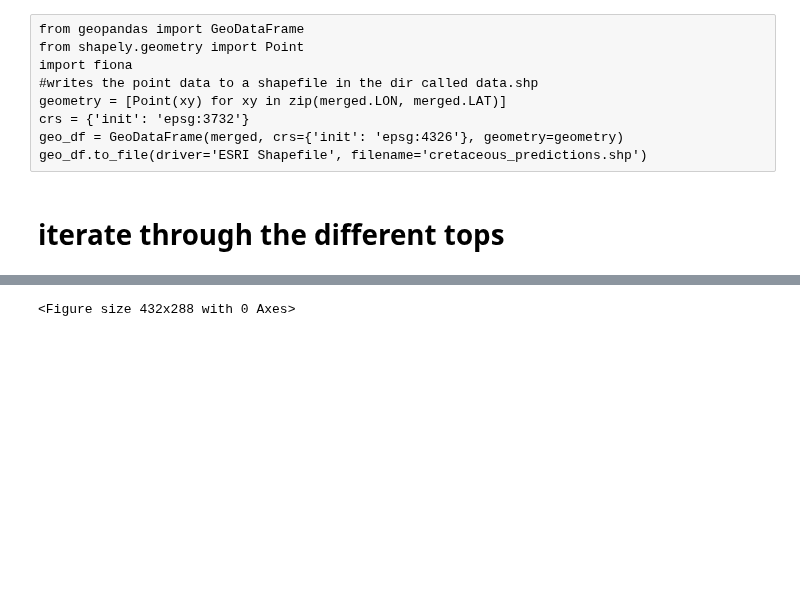
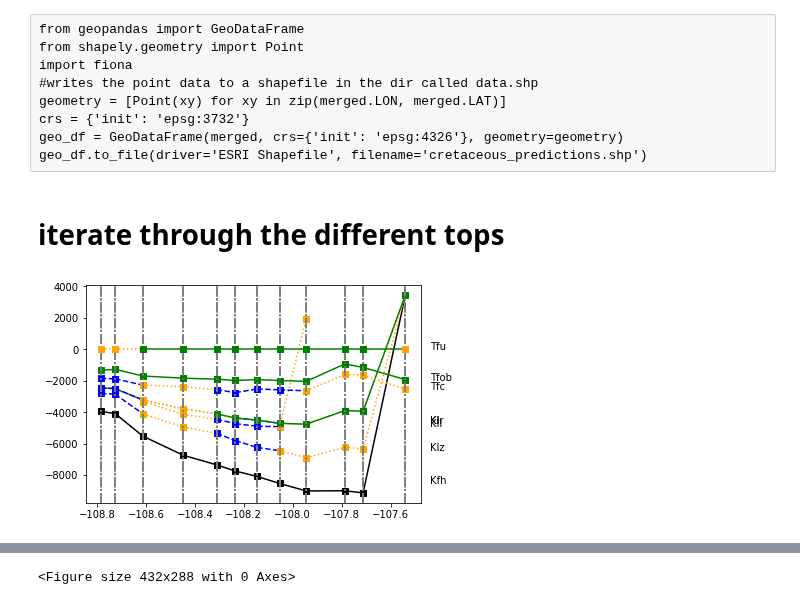
Before and after one commit to jessepisel/stratal-geometries, a Jupyter notebook: Unconformity or onlap neighbors.ipynb, the cells around one changed output, grey strips where cells are left out. Cells and saved outputs as stored; diff of their text form; code cells hidden in the pictures; blank space fills up the shorter version.

```diff
--- a/Unconformity or onlap neighbors.ipynb
+++ b/Unconformity or onlap neighbors.ipynb
@@ -452,6 +433,12 @@ geometry = [Point(xy) for xy in zip(merged.LON, merged.LAT)]
 crs = {'init': 'epsg:3732'}
 geo_df = GeoDataFrame(merged, crs={'init': 'epsg:4326'}, geometry=geometry)
 geo_df.to_file(driver='ESRI Shapefile', filename='cretaceous_predictions.shp')
+# %%
+tops_api = pd.read_csv(r'D:\jupyter\EarlyWSGS\ftunion.csv').fillna(0) #this file is available in the unconformity or onlap folder in the repo
+tops = tops_api[['Kfh', 'Klz', 'Kll', 'Kl', 'Tfc', 'Tfob', 'Tfu', 'x', 'y']] #for all Cretaceous and Tertiary
+locations = pd.DataFrame()
+number_of_tops = len(tops.columns)-2
+dataset = pd.read_csv(r'D:/jupyter/'+str(number_of_tops)+'layers20neighbors.csv', index_col=[0])
 # %% [markdown]
 # iterate through the different tops
 # %%
@@ -467,0 +494,30 @@ topcombos = list(itertools.combinations(iterable, number_of_tops))
+# %%
+xs = pd.read_csv(r'D:\jupyter\EarlyWSGS\ftunionxs.csv')
+xs = xs[xs['xs'] == 'F'] #cross section to look at
+cross_section = merged[merged['API'].isin(xs.api)].sort_values(by='LAT')
+# %%
+flatten_on = 'Tfu'
+plt.plot(cross_section['LON'], (cross_section['Kfh']*-1)-(cross_section[flatten_on]*-1), linestyle='-', color='k', marker='s')
+for top in iterable[1:]:
+    for i in enumerate(cross_section.index):
+        plt.axvline(x=cross_section['LON'].iloc[i[0]], color='Gray', linestyle='-.')
+        if cross_section.iloc[i[0]][top] != 0:
+            if cross_section.iloc[i[0]]['prediction_'+str(top)] == 0:
+                plt.plot(cross_section['LON'][i[0]:i[0]+2], (cross_section[top][i[0]:i[0]+2]*-1)-(cross_section[flatten_on][i[0]:i[0]+2]*-1), linestyle='--', color='Blue', marker='s',
+                         label=top)
+            elif cross_section.iloc[i[0]]['prediction_'+str(top)] == 1:
+                plt.plot(cross_section['LON'][i[0]:i[0]+2], (cross_section[top][i[0]:i[0]+2]*-1)-(cross_section[flatten_on][i[0]:i[0]+2]*-1), linestyle=':', color='Orange',marker='s')
+            elif cross_section.iloc[i[0]]['prediction_'+str(top)] == 2:
+                plt.plot(cross_section['LON'][i[0]:i[0]+2], (cross_section[top][i[0]:i[0]+2]*-1)-(cross_section[flatten_on][i[0]:i[0]+2]*-1), linestyle='-', color='Green', marker='s')
+
+        else:
+            pass
+
+plt.text(cross_section['LON'].iloc[-1]+0.1, ((cross_section['Kfh']*-1)-(cross_section[flatten_on]*-1)).values[-5], 'Kfh')
+for top in iterable[1:]:
+    if cross_section[top].max() > 0:
+        plt.text(cross_section['LON'].iloc[-1]+0.1, ((cross_section[top]*-1)-(cross_section[flatten_on]*-1)).values[-5], top)
+    else:
+        pass
+# %% [output]
+[figure, added]
```
Also changed, not shown: parts of 11 cells of this notebook, 1 other file.
